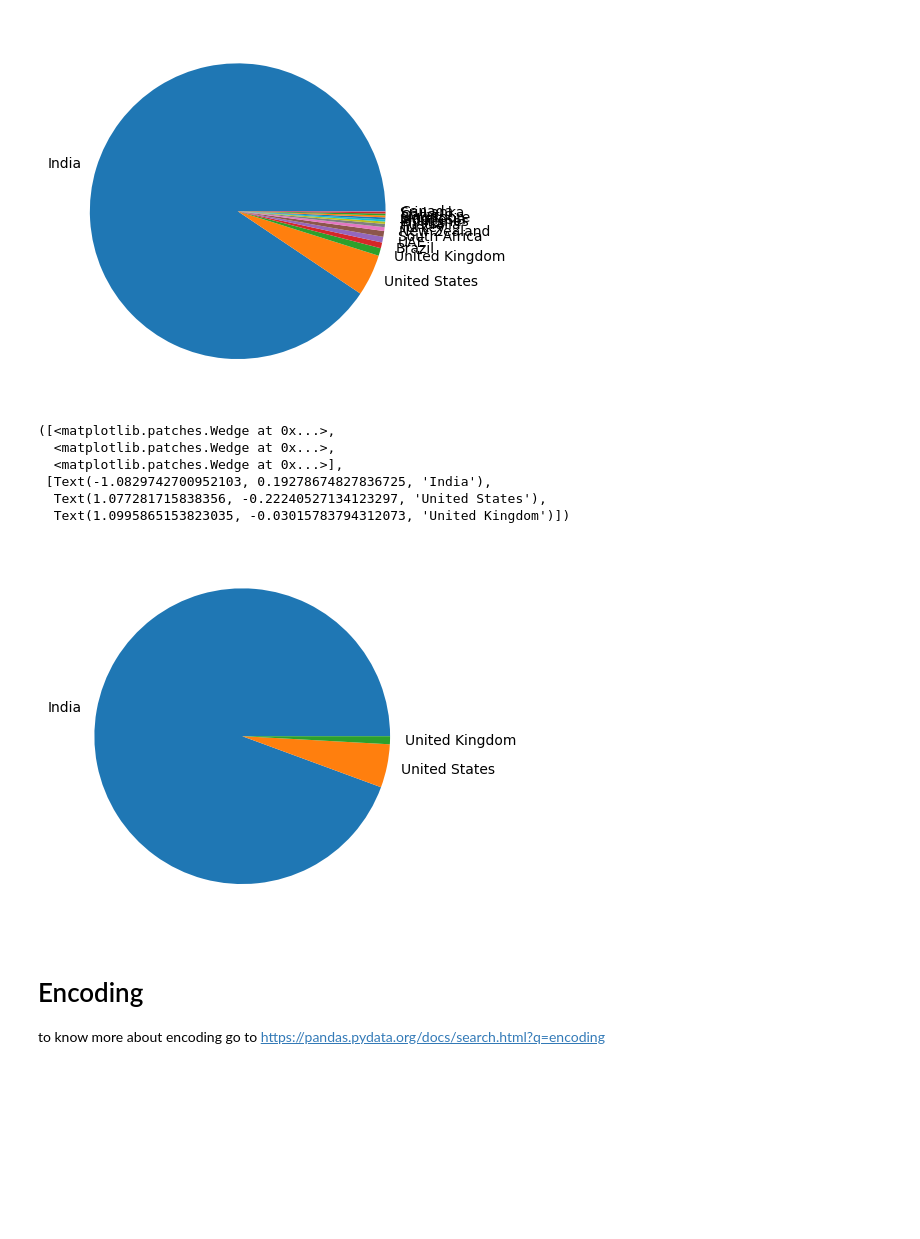
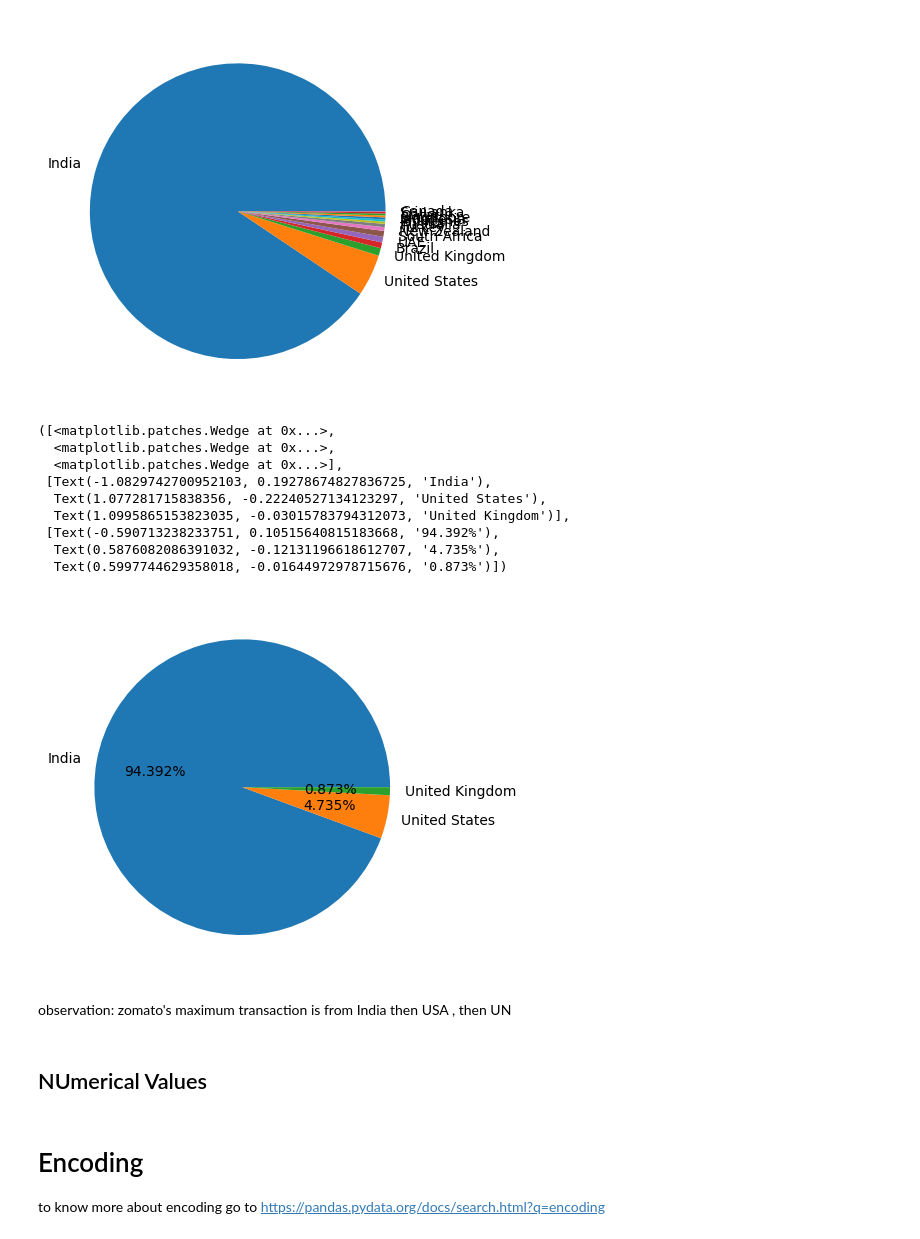
Before and after one commit to ZohanaZuthi/data_preprocessing, a Jupyter notebook: Feature_Engineering.ipynb, the cells around one changed output. Saved outputs shown, nothing was run; the diff lists cells and outputs as text; code cells hidden in the pictures; blank space fills up the shorter version.

```diff
--- a/Feature_Engineering.ipynb
+++ b/Feature_Engineering.ipynb
@@ -181,15 +181,23 @@ plt.pie(country_values,labels=country_name)
 [figure]
 # %%
 # taking top 3 countries to create pie chart
-plt.pie(country_values[:3],labels=country_name[:3])
+# autopct is for percentage
+plt.pie(country_values[:3],labels=country_name[:3],autopct="%1.3f%%")
 # %% [output]
 ([<matplotlib.patches.Wedge at 0x...>,
   <matplotlib.patches.Wedge at 0x...>,
   <matplotlib.patches.Wedge at 0x...>],
  [Text(-1.0829742700952103, 0.19278674827836725, 'India'),
   Text(1.077281715838356, -0.22240527134123297, 'United States'),
-  Text(1.0995865153823035, -0.03015783794312073, 'United Kingdom')])
+  Text(1.0995865153823035, -0.03015783794312073, 'United Kingdom')],
+ [Text(-0.590713238233751, 0.10515640815183668, '94.392%'),
+  Text(0.5876082086391032, -0.12131196618612707, '4.735%'),
+  Text(0.5997744629358018, -0.01644972978715676, '0.873%')])
-[figure, old version]
+[figure, new version]
+# %% [markdown]
+observation: zomato's maximum transaction is from India then USA , then UN
+# %% [markdown]
+## NUmerical Values
 # %% [markdown]
 # Encoding
 to know more about encoding go to https://pandas.pydata.org/docs/search.html?q=encoding
```
